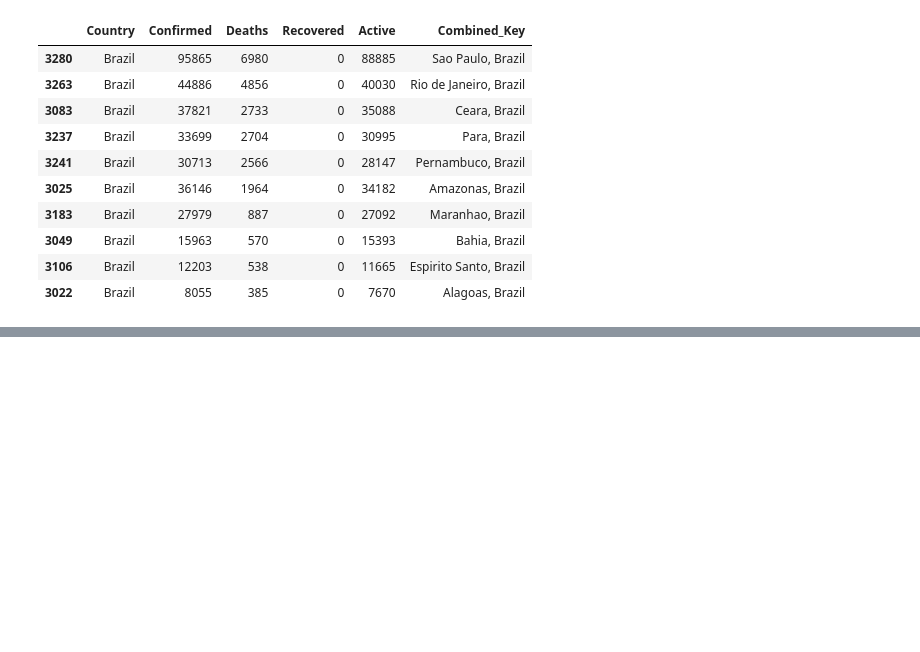
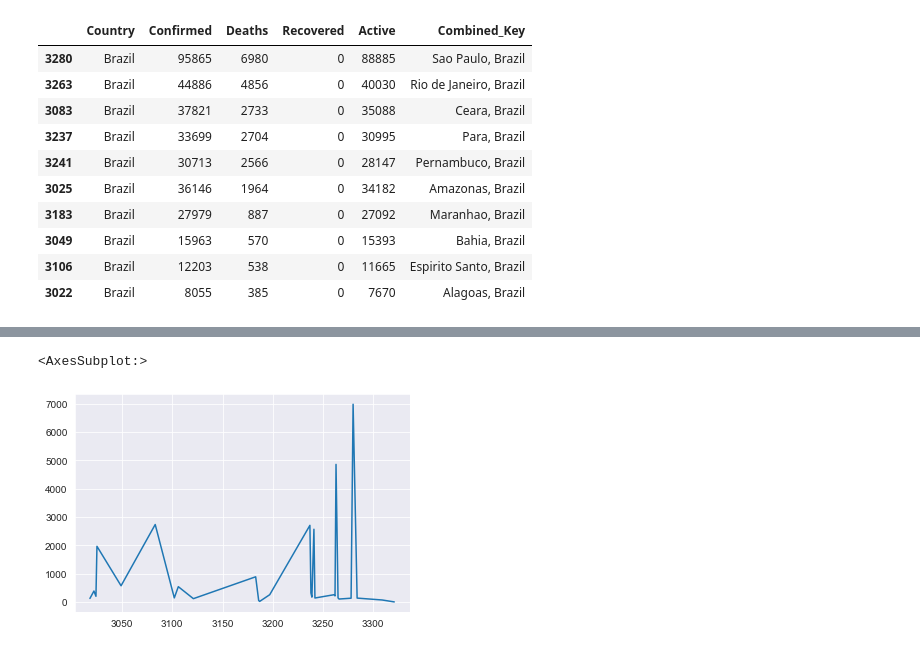
Before and after one commit to roblivesinottawa/analysis-covid-python, a Jupyter notebook: analysis-covid-python-workspace/notebooks/2020/05-28-2020.ipynb, the cells around one changed output, grey strips where cells are left out. Drawn from its saved outputs; the diff is of its cells as text; code cells hidden in the pictures; blank space fills up the shorter version.

```diff
--- a/analysis-covid-python-workspace/notebooks/2020/05-28-2020.ipynb
+++ b/analysis-covid-python-workspace/notebooks/2020/05-28-2020.ipynb
@@ -145,0 +299,5 @@ df[df.Country == 'Brazil'].sort_values(by='Deaths', ascending=False).head(10)
+# %%
+df_combined[df_combined.Country == 'Brazil']['Deaths'].plot(kind='line')
+# %% [output]
+<AxesSubplot:>
+[figure, added]
```
Also changed, not shown: parts of 22 cells of this notebook.
